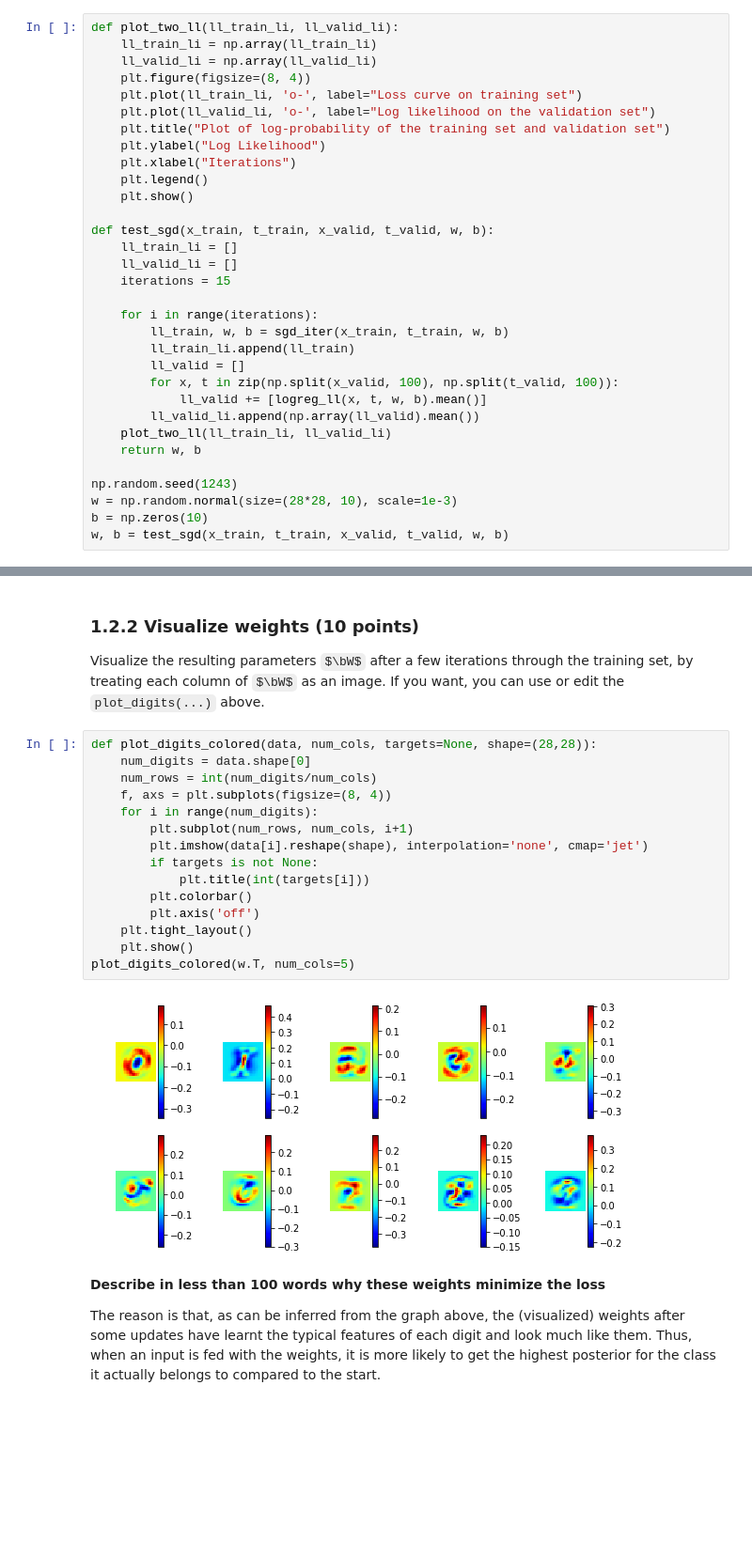
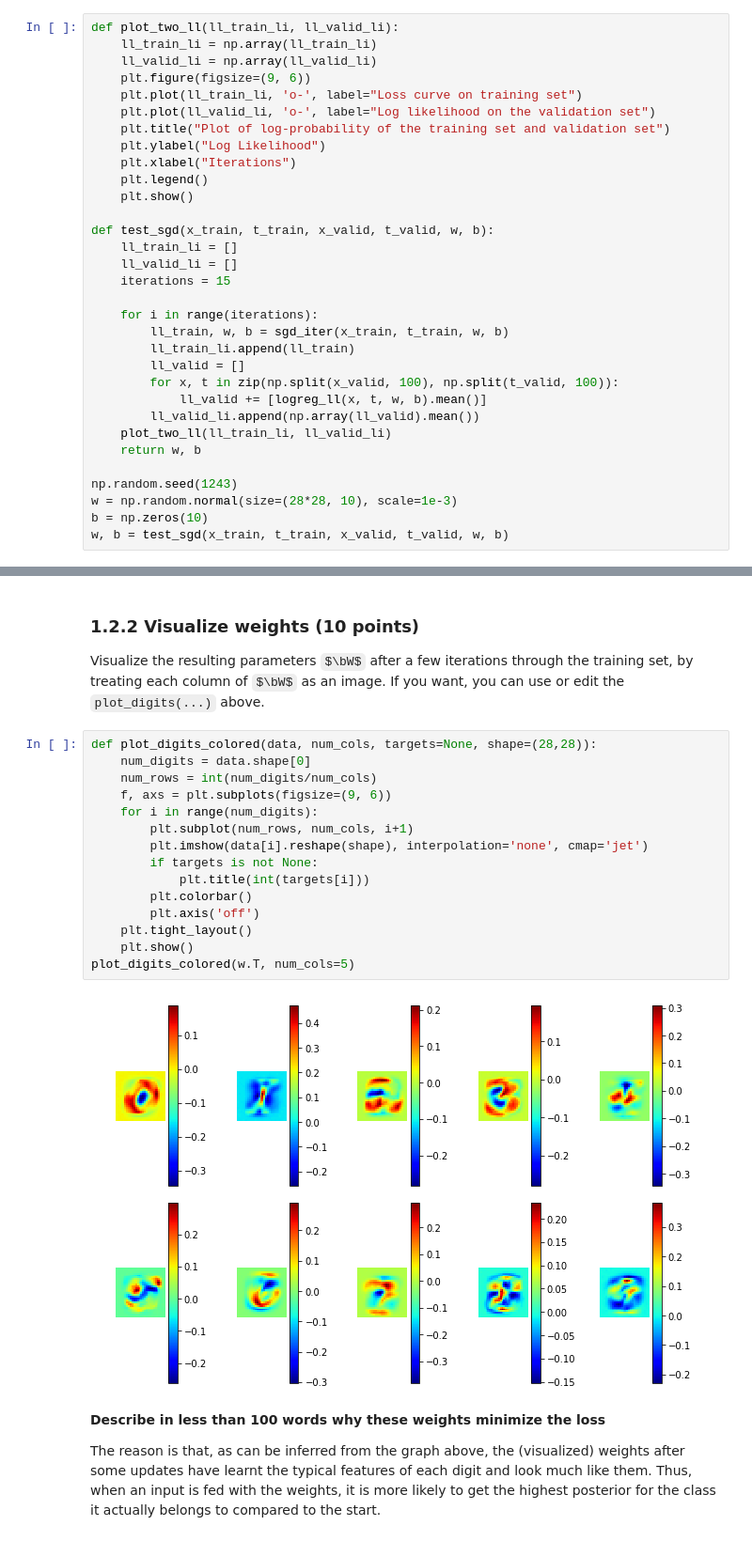
Before and after one commit to jamie0725/Machine-Learning-1, a Jupyter notebook: 12046477_12161381_lab2.ipynb, the cells around one changed output, grey strips where cells are left out. Shown at 94% size. Drawn from its saved outputs; the diff is of its cells as text; some formulas as TeX source; blank space fills up the shorter version.

```diff
--- a/12046477_12161381_lab2.ipynb
+++ b/12046477_12161381_lab2.ipynb
@@ -454,7 +454,7 @@ Make sure your implementation (in particular, the output of the conditional log-
 def plot_two_ll(ll_train_li, ll_valid_li):
     ll_train_li = np.array(ll_train_li)
     ll_valid_li = np.array(ll_valid_li)
-    plt.figure(figsize=(8, 4))
+    plt.figure(figsize=(9, 6))
     plt.plot(ll_train_li, 'o-', label="Loss curve on training set")
     plt.plot(ll_valid_li, 'o-', label="Log likelihood on the validation set")
     plt.title("Plot of log-probability of the training set and validation set")
@@ -492,20 +492,20 @@ Visualize the resulting parameters $\bW$ after a few iterations through the trai
 # %%
 def plot_digits_colored(data, num_cols, targets=None, shape=(28,28)):
     num_digits = data.shape[0]
     num_rows = int(num_digits/num_cols)
-    f, axs = plt.subplots(figsize=(8, 4))
+    f, axs = plt.subplots(figsize=(9, 6))
     for i in range(num_digits):
         plt.subplot(num_rows, num_cols, i+1)
         plt.imshow(data[i].reshape(shape), interpolation='none', cmap='jet')
         if targets is not None:
             plt.title(int(targets[i]))
         plt.colorbar()
         plt.axis('off')
     plt.tight_layout()
     plt.show()
 plot_digits_colored(w.T, num_cols=5)
 # %% [output]
-[figure, old version]
+[figure, new version]
 # %% [markdown]
 **Describe in less than 100 words why these weights minimize the loss**
 
```
Also changed, not shown: parts of 8 cells of this notebook.
